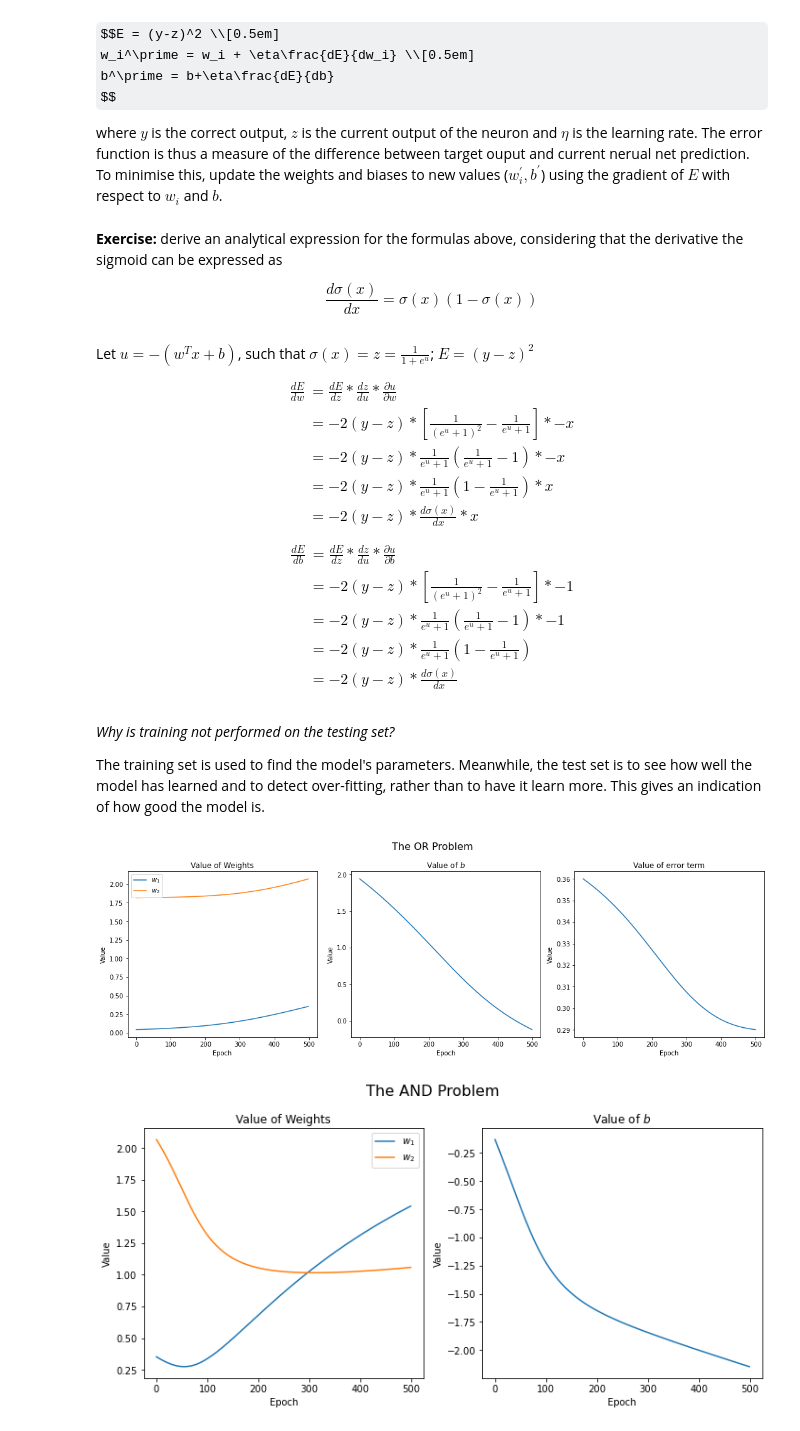
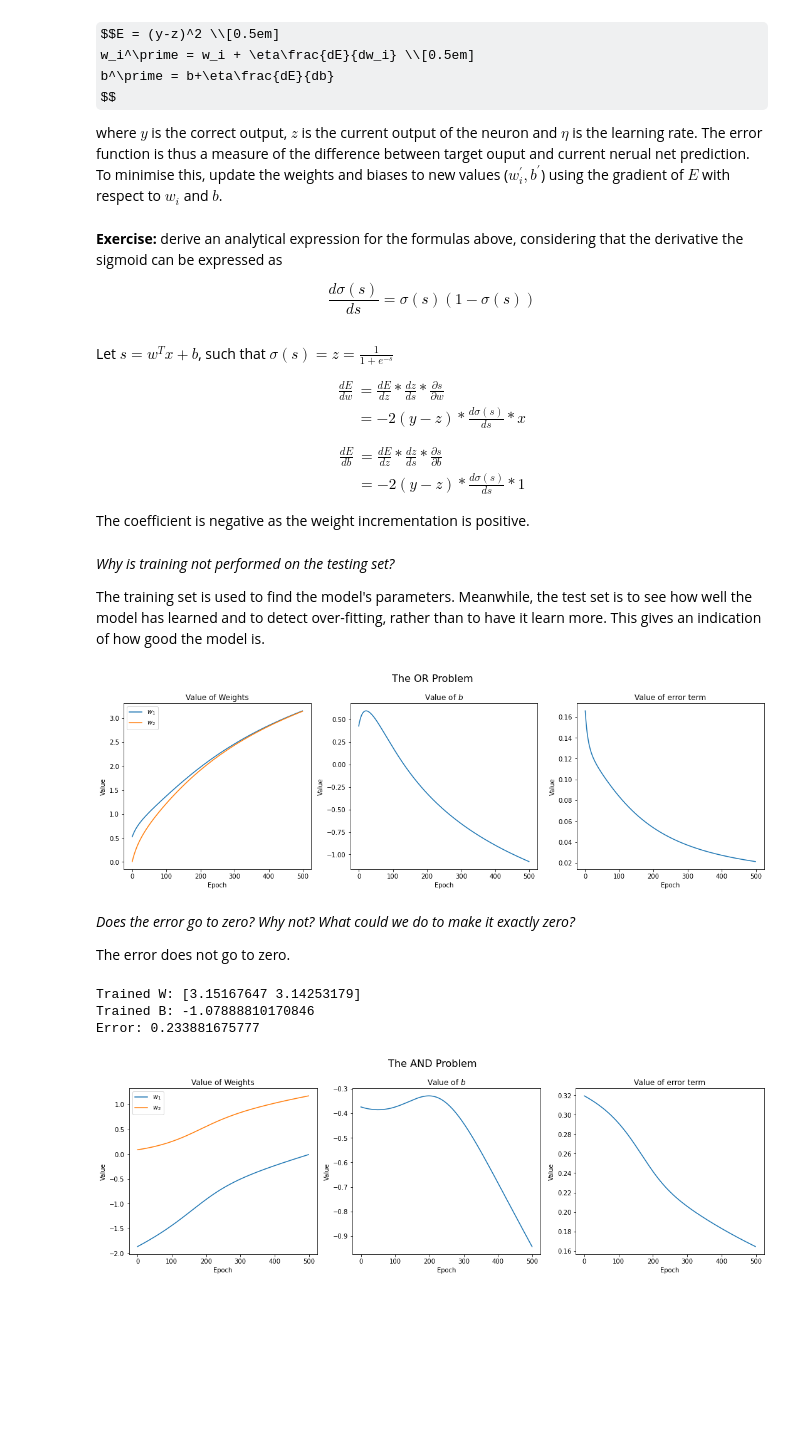
Before and after one commit to case547/ml-labs, a Jupyter notebook: lab1.ipynb, the cells around one changed output. Cells and saved outputs as stored; diff of their text form; code cells hidden in the pictures; some formulas as TeX source; blank space fills up the shorter version.

Commit message:
Finish lab 1 except error explanation

```diff
--- a/lab1.ipynb
+++ b/lab1.ipynb
@@ -41,27 +41,23 @@ where $y$ is the correct output, $z$ is the current output of the neuron and $\e
 # %% [markdown]
 **Exercise:** derive an analytical expression for the formulas above, considering that the derivative the sigmoid can be expressed as
 
-$$\frac{d\sigma(x)}{dx} = \sigma(x)(1-\sigma(x))$$
+$$\frac{d\sigma(s)}{ds} = \sigma(s)(1-\sigma(s))$$
 # %% [markdown]
-Let $u = -(w^Tx+b)$, such that $\sigma(x) = z = \frac{1}{1+e^u}$; $E = (y-z)^2$
+Let $s = w^Tx+b$, such that $\sigma(s) = z = \frac{1}{1+e^{-s}}$
 
 \begin{split}
     \frac{dE}{dw}
-    &= \frac{dE}{dz} * \frac{dz}{du} * \frac{\partial u}{\partial w} \\
-    &= -2(y-z) * \left[ \frac{1}{(e^u+1)^2} - \frac{1}{e^u+1} \right] * -x \\
-    &= -2(y-z) * \frac{1}{e^u+1} \left( \frac{1}{e^u+1} - 1 \right) * -x \\
-    &= -2(y-z) * \frac{1}{e^u+1} \left( 1 - \frac{1}{e^u+1} \right) * x \\
-    &= -2(y-z) * \frac{d\sigma(x)}{dx} * x
+    &= \frac{dE}{dz} * \frac{dz}{ds} * \frac{\partial s}{\partial w} \\
+    &= -2(y-z) * \frac{d\sigma(s)}{ds} * x
 \end{split}
 
 \begin{split}
     \frac{dE}{db}
-    &= \frac{dE}{dz} * \frac{dz}{du} * \frac{\partial u}{\partial b} \\
-    &= -2(y-z) * \left[ \frac{1}{(e^u+1)^2} - \frac{1}{e^u+1} \right] * -1 \\
-    &= -2(y-z) * \frac{1}{e^u+1} \left( \frac{1}{e^u+1} - 1 \right) * -1 \\
-    &= -2(y-z) * \frac{1}{e^u+1} \left( 1 - \frac{1}{e^u+1} \right) \\
-    &= -2(y-z) * \frac{d\sigma(x)}{dx}
+    &= \frac{dE}{dz} * \frac{dz}{ds} * \frac{\partial s}{\partial b} \\
+    &= -2(y-z) * \frac{d\sigma(s)}{ds} * 1
 \end{split}
+
+The coefficient is negative as the weight incrementation is positive.
 # %%
 # Write functions to calculate the gradients.
 # Write the update rules for your weights and bias.
@@ -98,7 +97,7 @@ see how well the model has learned and to detect over-fitting, rather than to ha
 
 import matplotlib.pyplot as plt
 
-learning_rate = 0.01
+learning_rate = 0.05
 w1_val = []
 w2_val = []
 b_val = []
@@ -106,18 +105,18 @@ error_val = []
 
 num_epochs = 500
 
-for i in range(num_epochs):
+for epoch in range(num_epochs):
     output = sigm(X,W,B)
 
     W += learning_rate * diff_W(X, output, Y, B, W).T
-    B += learning_rate * diff_B(X, output, Y, B, W).T
+    B += learning_rate * diff_B(X, output, Y, B, W)
 
-    e_term = sum((Y_Test-output)**2)/15
+    e_term = np.mean((Y-output)**2)
+    error_val += [e_term]
 
     w1_val += [W[0][0]]
     w2_val += [W[0][1]]
     b_val += [B[0]]
-    error_val += [e_term[0]]
 
 fig, (ax1, ax2, ax3) = plt.subplots(1,3,figsize=(15,5))
 fig.suptitle('The OR Problem', fontsize=16)
@@ -142,9 +141,32 @@ ax3.set_title('Value of error term')
 fig.tight_layout()
 plt.show()
 # %% [output]
-[figure, old version]
+[figure, new version]
+# %% [markdown]
+*Does the error go to zero? Why not? What could we do to make it exactly zero?*
+
+The error does not go to zero.
+# %%
+# Testing for the OR problem
+
+W_trained = np.array([w1_val[-1], w2_val[-1]])
+B_trained = b_val[-1]
+
+out_test = sigm(X_Test,W_trained,B_trained)
+e_term = np.mean((out_test - Y_Test)**2)
+
+print(f'Trained W: {W_trained}')
+print(f'Trained B: {B_trained}')
+print(f'Error: {e_term}')
+# %% [output]
+Trained W: [3.15167647 3.14253179]
+Trained B: -1.07888810170846
+Error: 0.233881675777
 # %%
 # Repeat the previous procedure for the AND operator
+
+W = np.random.randn(1,2)
+B = np.random.randn(1)
 
 # Create 15 two-dimensional samples and their respective outputs.
 X = np.random.randint(2, size=[15,2])
@@ -163,36 +185,44 @@ w2_val = []
 b_val = []
 error_val = []
 
 num_epochs = 500
 
-for i in range(num_epochs):
+for epoch in range(num_epochs):
     output = sigm(X,W,B)
 
     W += learning_rate * diff_W(X, output, Y, B, W).T
-    B += learning_rate * diff_B(X, output, Y, B, W).T
+    B += learning_rate * diff_B(X, output, Y, B, W)
+
+    e_term = np.mean((Y-output)**2)
+    error_val += [e_term]
 
     w1_val += [W[0][0]]
     w2_val += [W[0][1]]
     b_val += [B[0]]
 
-fig, (ax1, ax2) = plt.subplots(1,2,figsize=(10,5))
+fig, (ax1, ax2, ax3) = plt.subplots(1,3,figsize=(15,5))
 fig.suptitle('The AND Problem', fontsize=16)
 
 ax1.plot(w1_val, label='$w_1$')
 ax1.plot(w2_val, label='$w_2$')
 ax1.set_xlabel('Epoch')
 ax1.set_ylabel('Value')
 ax1.set_title('Value of Weights')
 ax1.legend()
 
 ax2.plot(b_val)
 ax2.set_xlabel('Epoch')
 ax2.set_ylabel('Value')
 ax2.set_title('Value of $b$')
 
+ax3.plot(error_val)
+ax3.set_xlabel('Epoch')
+ax3.set_ylabel('Value')
+ax3.set_title('Value of error term')
+
 fig.tight_layout()
 plt.show()
 # %% [output]
-[figure, old version]
+[figure, new version]
 # %%
 # Repeat the previous procedure for the XOR operator
```
Also changed, not shown: parts of 5 cells of this notebook.
